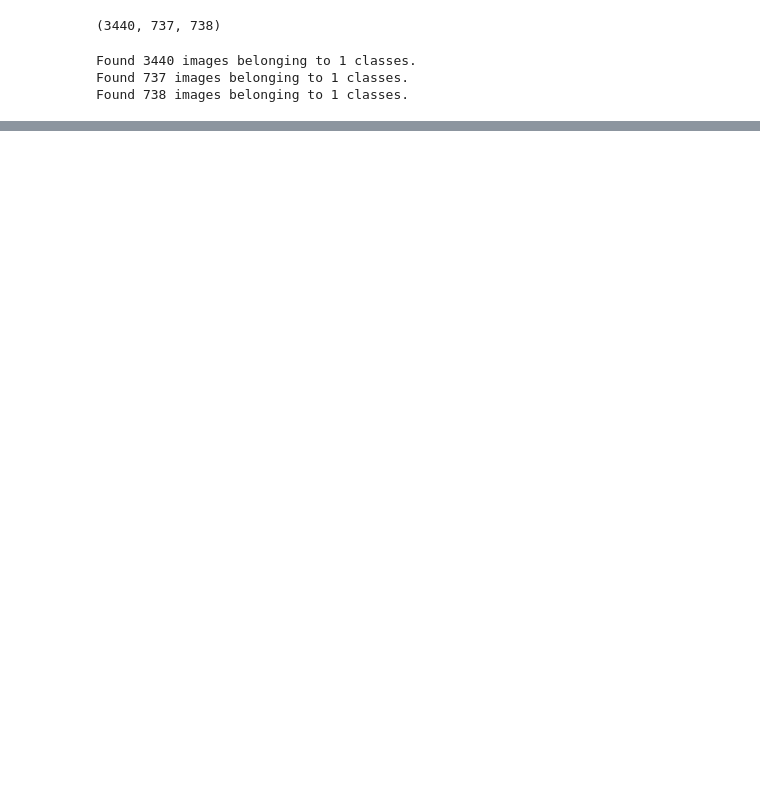
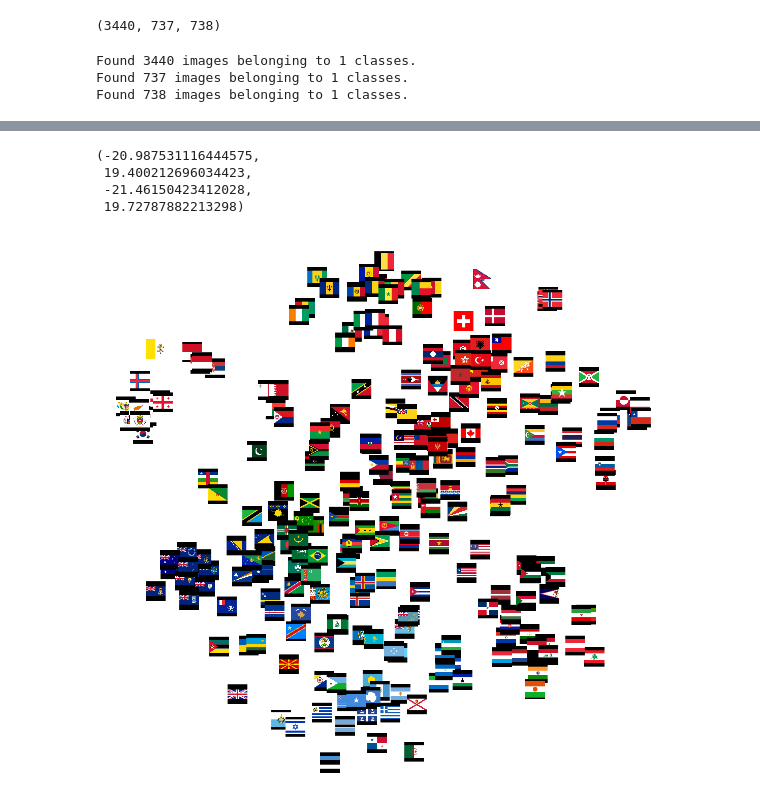
Before and after one commit to ivanlen/latent_flag, a Jupyter notebook: autoencoder_test.ipynb, the cells around one changed output, grey strips where cells are left out. Drawn from its saved outputs; the diff is of its cells as text; code cells hidden in the pictures; blank space fills up the shorter version.

```diff
--- a/autoencoder_test.ipynb
+++ b/autoencoder_test.ipynb
@@ -196,0 +280,17 @@ for tr_im, pr_im in zip(test_images_set, pred):
+# %%
+real_tsne = sklearn.manifold.TSNE(n_components=2).fit_transform(np.vstack([np.ravel(val3d) for val3d in latent_flags['3d_real'].values]))
+# %%
+plt.figure(figsize=(20, 20))
+ax = plt.subplot(1,1,1)
+plt.scatter(real_tsne[:, 0], real_tsne[:, 1])
+for x0, y0, file in zip(real_tsne[:, 0], real_tsne[:, 1], latent_files):
+    path = latent_path + file
+    ab = AnnotationBbox(getImage(path), (x0, y0), frameon=False)
+    ax.add_artist(ab)
+plt.axis('off')
+# %% [output]
+(-20.987531116444575,
+ 19.400212696034423,
+ -21.46150423412028,
+ 19.72787882213298)
+[figure, added]
```
Also changed, not shown: parts of 34 cells of this notebook, 1 other file.
